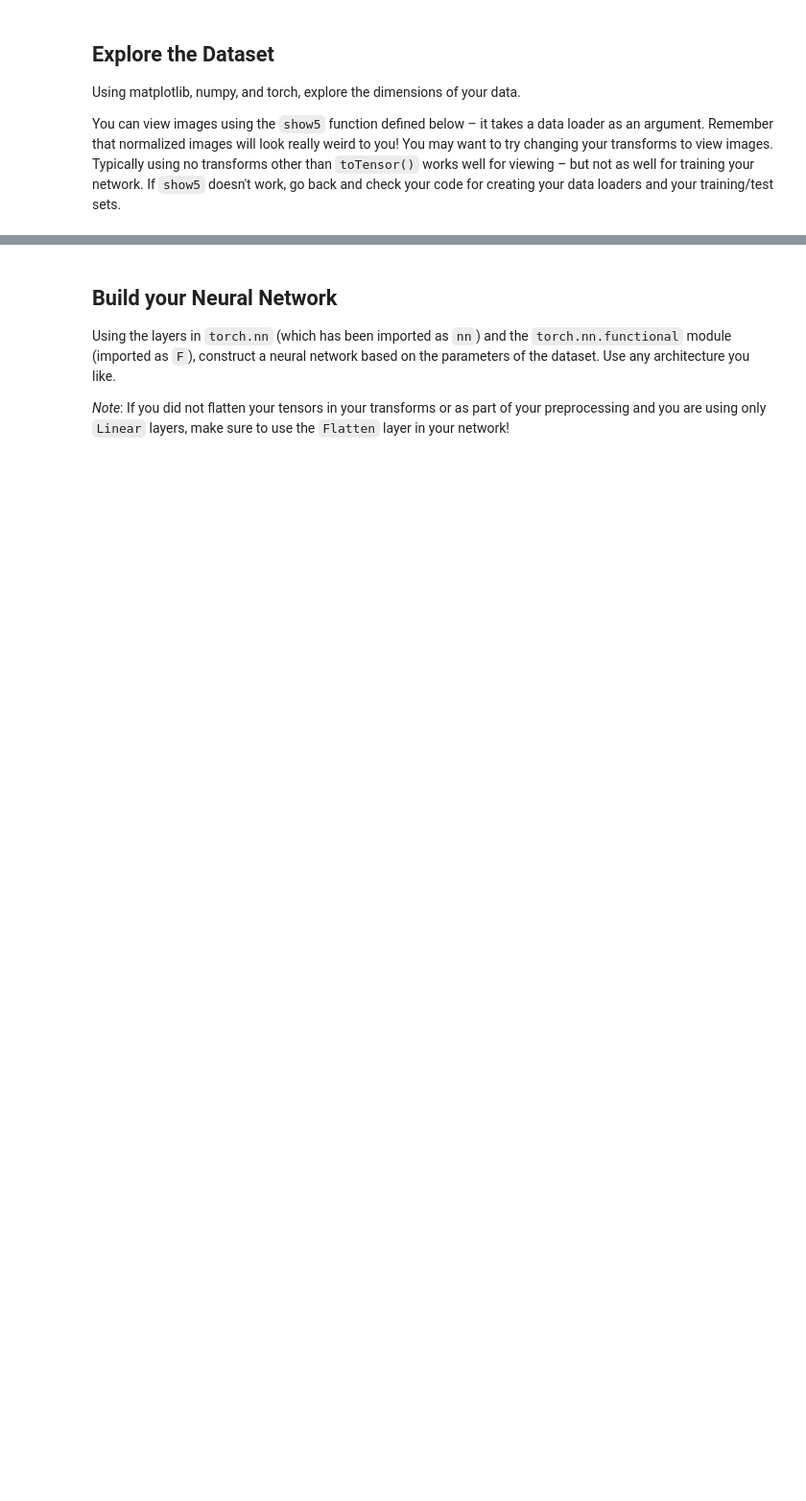
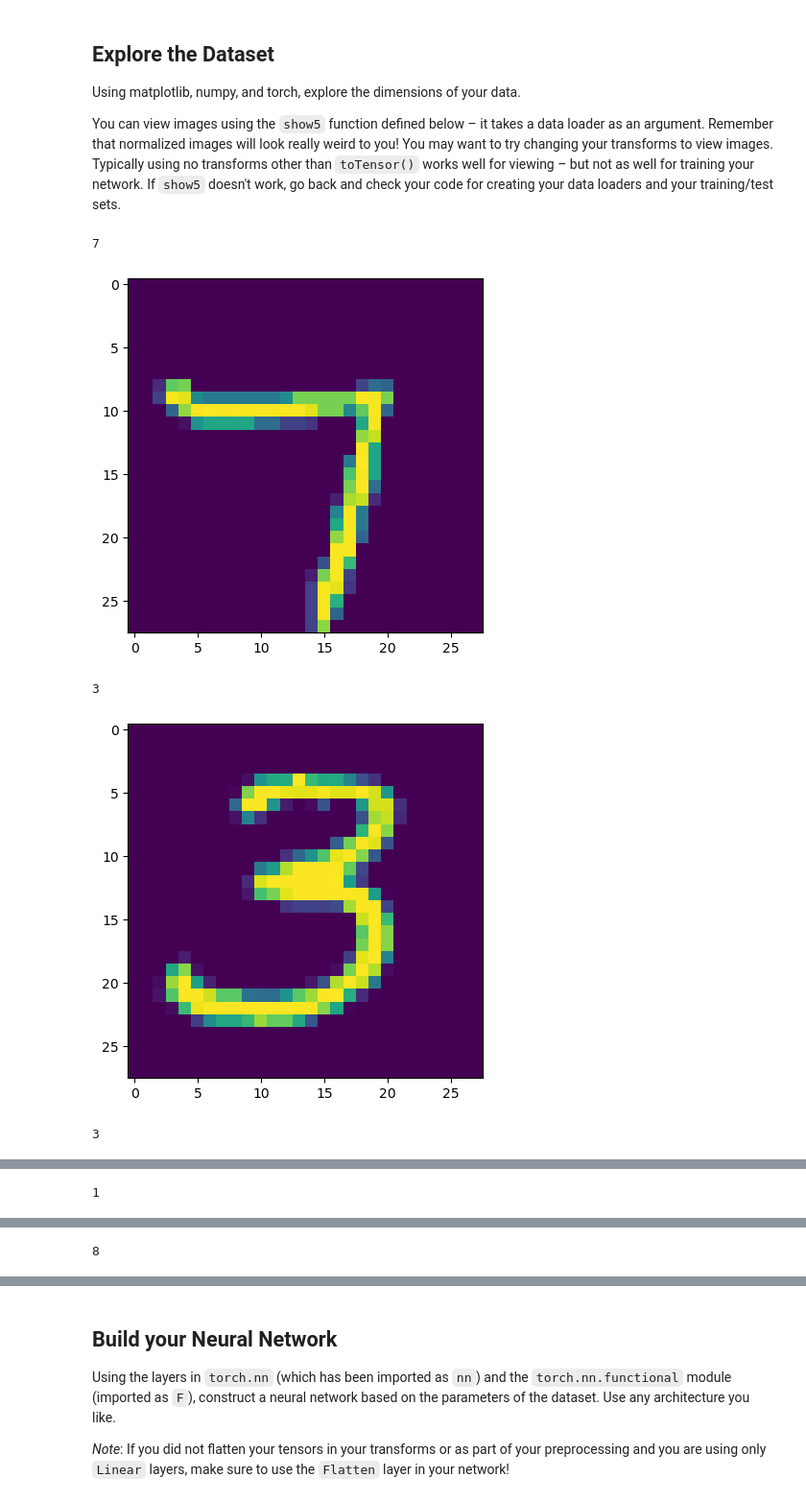
Before and after one commit to albertoivo/handwritten-digits-classifier-dlnd, a Jupyter notebook: MNIST_Handwritten_Digits.ipynb, the cells around one changed output, grey strips where cells are left out. Shown: that part at 96% size. Cells and saved outputs as stored; diff of their text form; code cells hidden in the pictures; blank space fills up the shorter version.

```diff
--- a/MNIST_Handwritten_Digits.ipynb
+++ b/MNIST_Handwritten_Digits.ipynb
@@ -56,3 +65,17 @@ Once your dataset is created, you'll also need to define a `DataLoader` from the
+# %%
+# Define transforms
+transform = transforms.Compose([
+    transforms.ToTensor(),
+    transforms.Normalize((0.5,), (0.5,))
+])
+
+# Create training set and define training dataloader
+train_dataset = torchvision.datasets.MNIST(root='./data', train=True, download=True, transform=transform)
+train_loader = torch.utils.data.DataLoader(train_dataset, batch_size=64, shuffle=True)
+
+# Create test set and define test dataloader
+test_dataset = torchvision.datasets.MNIST(root='./data', train=False, download=True, transform=transform)
+test_loader = torch.utils.data.DataLoader(test_dataset, batch_size=64, shuffle=False)
 # %% [markdown]
 ## Justify your preprocessing
 
@@ -83,4 +108,10 @@ def show5(img_loader):
         plt.show()
 # %%
 # Explore data
-## YOUR CODE HERE ##
+show5(train_loader)
+# %% [output]
+7
+[figure, added]
+3
+[figure, added]
+3
@@ -86,0 +119 @@ def show5(img_loader):
+1
@@ -86,0 +121 @@ def show5(img_loader):
+8
```
Also changed, not shown: parts of 22 cells of this notebook.
